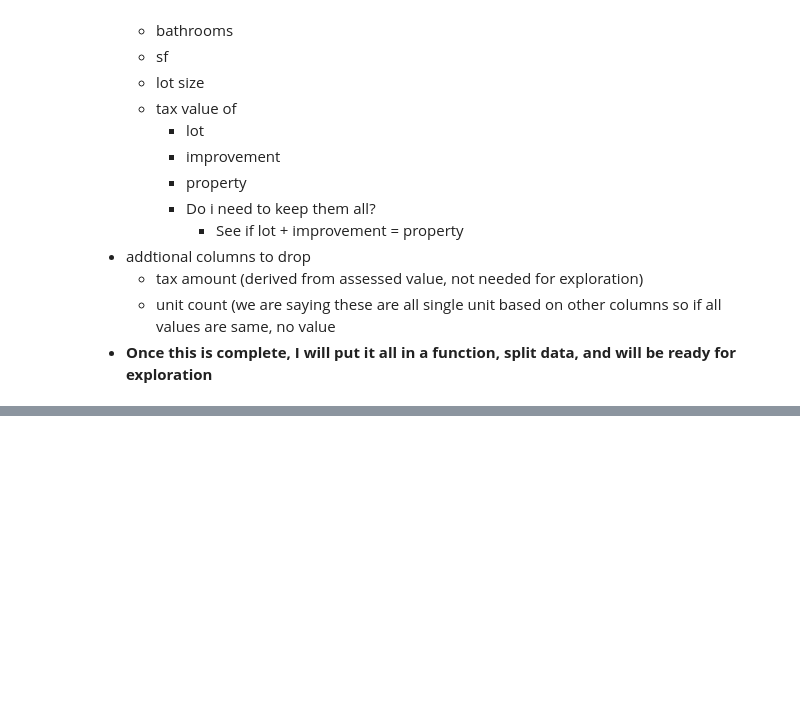
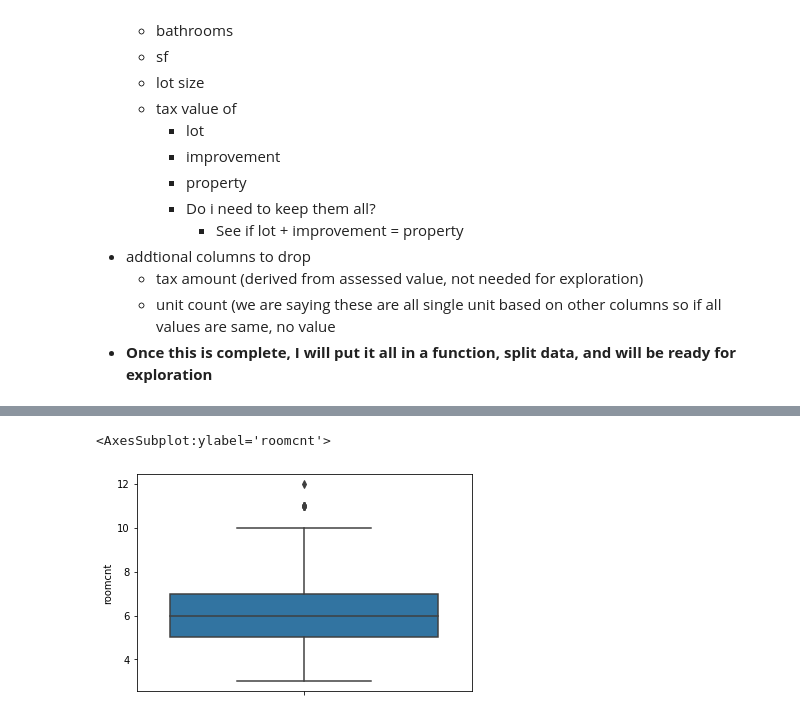
Before and after one commit to adam-talbot/clustering-exercises, a Jupyter notebook: wrangle_exercises_zillow.ipynb, the cells around one changed output, grey strips where cells are left out. Saved outputs shown, nothing was run; the diff lists cells and outputs as text; code cells hidden in the pictures; blank space fills up the shorter version.

```diff
--- a/wrangle_exercises_zillow.ipynb
+++ b/wrangle_exercises_zillow.ipynb
@@ -1041,0 +1292,5 @@ for col in num_cols:
+# %%
+sns.boxplot(data=df, y=df.roomcnt)
+# %% [output]
+<AxesSubplot:ylabel='roomcnt'>
+[figure, added]
```
Also changed, not shown: parts of 64 cells of this notebook, 2 other files.
